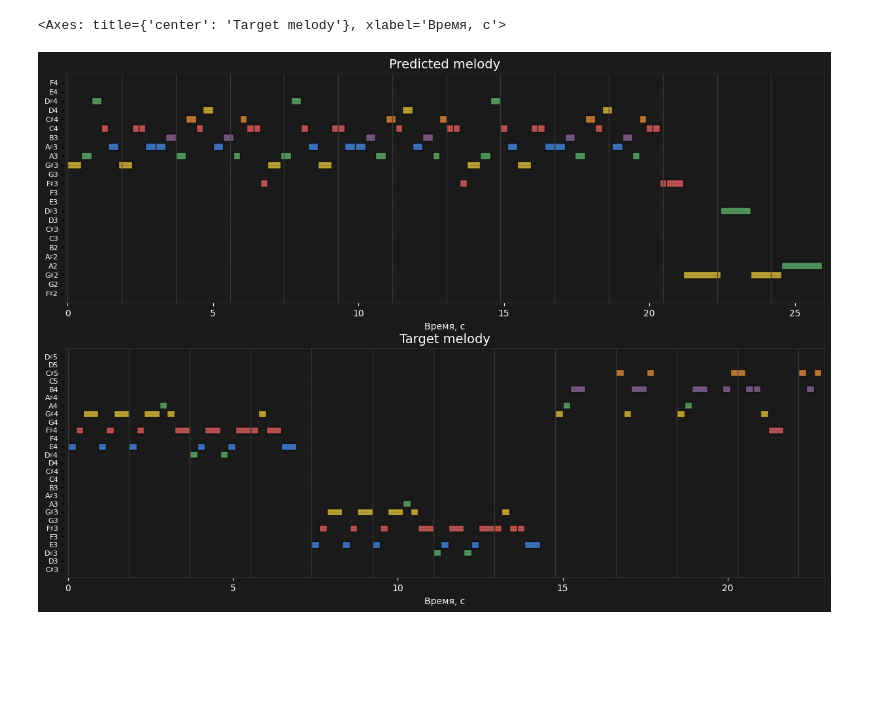
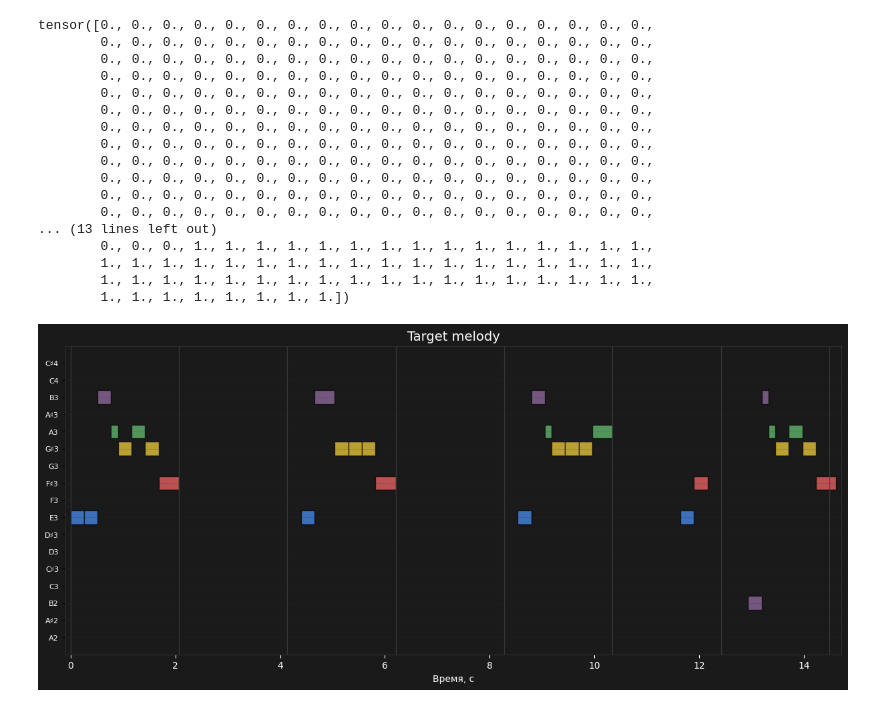
Before and after one commit to HerrPhoton/plagitune, a Jupyter notebook: notebooks/inference/PauseNet_inference.ipynb, the cells around one changed output. Drawn from its saved outputs; the diff is of its cells as text; code cells hidden in the pictures; blank space fills up the shorter version.

```diff
--- a/notebooks/inference/PauseNet_inference.ipynb
+++ b/notebooks/inference/PauseNet_inference.ipynb
@@ -10,19 +10,33 @@ from src.data.structures.melody import Melody
 split = "test"
 file = "verse"
 # %%
-audio = f"..\\..\\datasets\\melody_extraction\\processed\\{split}\\audio\\{file}.wav"
-midi = f"..\\..\\datasets\\melody_extraction\\processed\\{split}\\labels\\{file}.mid"
+# audio = f"..\\..\\datasets\\melody_extraction\\processed\\{split}\\audio\\{file}.wav"
+# midi = f"..\\..\\datasets\\melody_extraction\\processed\\{split}\\labels\\{file}.mid"
+
+audio = f"..\\..\\datasets\\melody_extraction\\raw\\train\\Daft Punk - Get Lucky\\audio\\Verse.wav"
+midi = f"..\\..\\datasets\\melody_extraction\\raw\\train\\Daft Punk - Get Lucky\\labels\\Verse.mid"
 # %%
-melody_inference = MelodyInference("..\\..\\src\\nn\\logs\\MelodyNet\\lstm\\checkpoints\\best.ckpt")
+pause_inference = PauseNetInference("..\\..\\src\\nn\\logs\\PauseNet\\adamw\\checkpoints\\best.ckpt")
-# %%
-fig, ax = plt.subplots(2, 1, figsize=(15, 10))
-fig.patch.set_facecolor('#1A1A1A')
-
-melody = melody_inference.extract_melody(audio, tempo=None)
-melody.visualize(ax=ax[0], title="Predicted melody")
-
-target = Melody.from_midi(midi)
-target.visualize(ax=ax[1], title="Target melody")
-# %% [output]
-<Axes: title={'center': 'Target melody'}, xlabel='Время, с'>
-[figure, removed]
+# %%
+target = Melody.from_midi(midi)
+target.visualize(title="Target melody")
+print(pause_inference.predict_pause(audio, 116))
+# %% [output]
+tensor([0., 0., 0., 0., 0., 0., 0., 0., 0., 0., 0., 0., 0., 0., 0., 0., 0., 0.,
+        0., 0., 0., 0., 0., 0., 0., 0., 0., 0., 0., 0., 0., 0., 0., 0., 0., 0.,
+        0., 0., 0., 0., 0., 0., 0., 0., 0., 0., 0., 0., 0., 0., 0., 0., 0., 0.,
+        0., 0., 0., 0., 0., 0., 0., 0., 0., 0., 0., 0., 0., 0., 0., 0., 0., 0.,
+        0., 0., 0., 0., 0., 0., 0., 0., 0., 0., 0., 0., 0., 0., 0., 0., 0., 0.,
+        0., 0., 0., 0., 0., 0., 0., 0., 0., 0., 0., 0., 0., 0., 0., 0., 0., 0.,
+        0., 0., 0., 0., 0., 0., 0., 0., 0., 0., 0., 0., 0., 0., 0., 0., 0., 0.,
+        0., 0., 0., 0., 0., 0., 0., 0., 0., 0., 0., 0., 0., 0., 0., 0., 0., 0.,
+        0., 0., 0., 0., 0., 0., 0., 0., 0., 0., 0., 0., 0., 0., 0., 0., 0., 0.,
+        0., 0., 0., 0., 0., 0., 0., 0., 0., 0., 0., 0., 0., 0., 0., 0., 0., 0.,
+        0., 0., 0., 0., 0., 0., 0., 0., 0., 0., 0., 0., 0., 0., 0., 0., 0., 0.,
+        0., 0., 0., 0., 0., 0., 0., 0., 0., 0., 0., 0., 0., 0., 0., 0., 0., 0.,
+... (13 lines left out)
+        0., 0., 0., 1., 1., 1., 1., 1., 1., 1., 1., 1., 1., 1., 1., 1., 1., 1.,
+        1., 1., 1., 1., 1., 1., 1., 1., 1., 1., 1., 1., 1., 1., 1., 1., 1., 1.,
+        1., 1., 1., 1., 1., 1., 1., 1., 1., 1., 1., 1., 1., 1., 1., 1., 1., 1.,
+        1., 1., 1., 1., 1., 1., 1., 1.])
+[figure, added]
```
Also changed, not shown: parts of 1 cell of this notebook, 9 other files.
